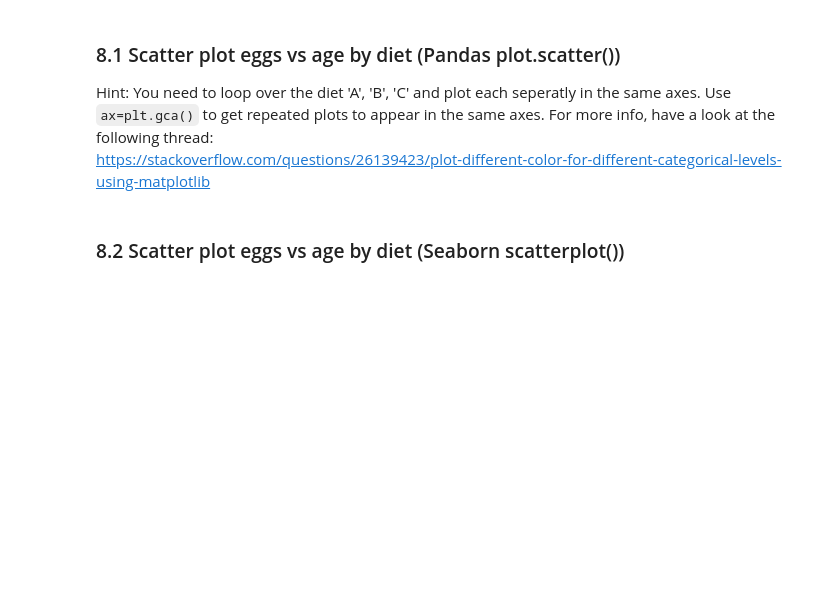
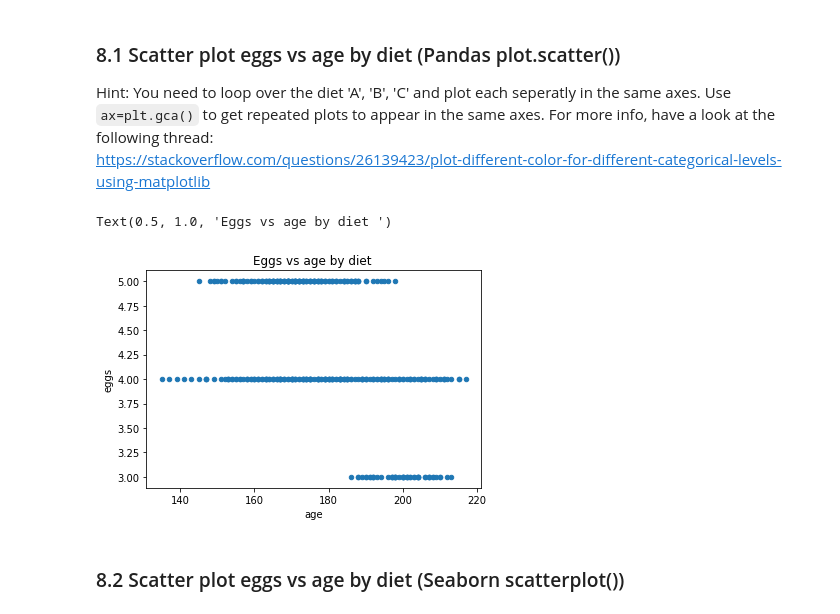
Before and after one commit to rahianIslam/Data-Visualization, a Jupyter notebook: chicken.ipynb, the cells around one changed output. Cells and saved outputs as stored; diff of their text form; code cells hidden in the pictures; blank space fills up the shorter version.

```diff
--- a/chicken.ipynb
+++ b/chicken.ipynb
@@ -159,2 +179,9 @@ https://stackoverflow.com/questions/26139423/plot-different-color-for-different-
+# %%
+# Your solution goes here
+chicken.plot.scatter(y = 'eggs', x = 'age')
+plt.title('Eggs vs age by diet ')
+# %% [output]
+Text(0.5, 1.0, 'Eggs vs age by diet ')
+[figure, added]
 # %% [markdown]
 ### 8.2 Scatter plot eggs vs age by diet (Seaborn scatterplot())
```
Also changed, not shown: parts of 10 cells of this notebook.
